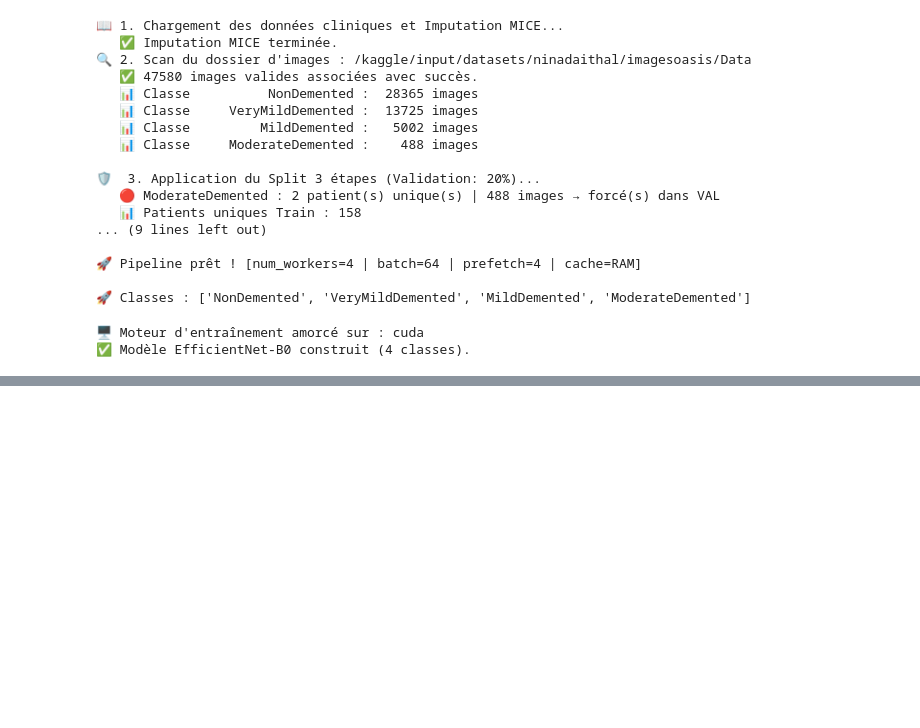
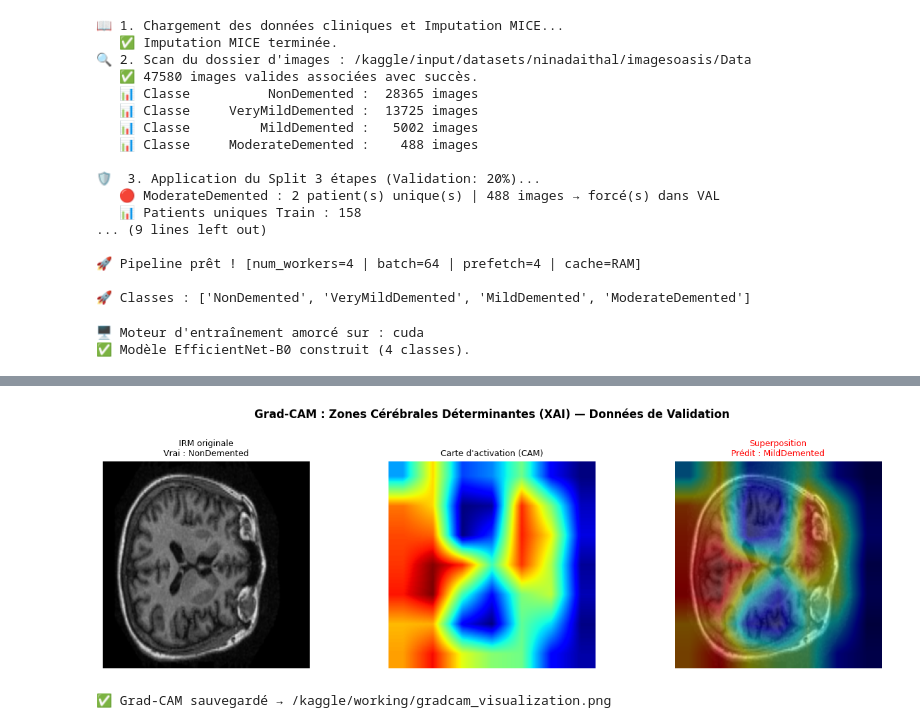
Before and after one commit to wekt2k04/NeuroSight_AI, a Jupyter notebook: notebooks/NeuroSight_Analysis.ipynb, the cells around one changed output, grey strips where cells are left out. Saved outputs shown, nothing was run; the diff lists cells and outputs as text; code cells hidden in the pictures; blank space fills up the shorter version.

Commit message:
Kaggle Notebook | NeuroSight_AI notebook | Version 18

```diff
--- a/notebooks/NeuroSight_Analysis.ipynb
+++ b/notebooks/NeuroSight_Analysis.ipynb
@@ -84,7 +86,8 @@ BATCH_SIZE  = 64
 train_loader, val_loader, classes = prepare_data(
     csv_path=CSV_PATH,
     images_dir=IMAGES_DIR,
-    batch_size=BATCH_SIZE
+    batch_size=BATCH_SIZE,
+    val_split=0.15
 )
 
 print(f"\n🚀 Classes : {classes}")
@@ -250,6 +253,17 @@ def train_model(model, train_loader, val_loader, num_epochs,
 # %% [output]
 🖥️ Moteur d'entraînement amorcé sur : cuda
 ✅ Modèle EfficientNet-B0 construit (4 classes).
+# %%
+# Diagnostic distribution val
+from collections import Counter
+val_labels_all = []
+for _, lbs in val_loader:
+    val_labels_all.extend(lbs.numpy())
+counts = Counter(val_labels_all)
+print("Distribution VAL :")
+for i, name in enumerate(classes):
+    print(f"  {name:<22s}: {counts.get(i, 0):>6d} images")
+print(f"\nTotal val : {sum(counts.values())}")
 # %%
 # ==========================================================
 # CELLULE 4 : ENTRAÎNEMENT — PHASE 1 (WARM-UP)
@@ -257,7 +271,7 @@ def train_model(model, train_loader, val_loader, num_epochs,
 # sans toucher au backbone EfficientNet pré-entraîné.
 # ==========================================================
 
-focal_alpha = torch.tensor([1.0, 3.0, 5.0, 10.0], device=device)
+focal_alpha = torch.tensor([1.0, 3.0, 5.0, 20.0], device=device)
 
 for param in model.features.parameters():
     param.requires_grad = False
@@ -476,7 +529,7 @@ def visualize_gradcam(model, val_loader, class_names, num_samples=4):
     Sélectionne 1 image par classe pour représentativité.
     """
     # Cible : Conv2d pur du dernier bloc MBConv d'EfficientNet-B0
-    target_layer = model.features[-1][0][0]
+    target_layer = model.features[-1][0]
     gradcam = GradCAM(model, target_layer)
 
     mean = np.array([0.485, 0.456, 0.406])
@@ -512,33 +565,36 @@ def visualize_gradcam(model, val_loader, class_names, num_samples=4):
         cam_224  = cv2.resize(cam, (224, 224))
         heatmap  = cv2.applyColorMap((cam_224 * 255).astype(np.uint8), cv2.COLORMAP_JET)
         hmap_rgb = cv2.cvtColor(heatmap, cv2.COLOR_BGR2RGB)
         overlay  = cv2.addWeighted(img_u8, 0.55, hmap_rgb, 0.45, 0)
 
         true_lbl = class_names[labels[idx].item()]
         pred_lbl = class_names[pred_idx]
         color    = 'green' if pred_idx == labels[idx].item() else 'red'
 
         axes[row][0].imshow(img_np)
         axes[row][0].set_title(f"IRM originale\nVrai : {true_lbl}", fontsize=9)
         axes[row][1].imshow(cam_224, cmap='jet')
         axes[row][1].set_title("Carte d'activation (CAM)", fontsize=9)
         axes[row][2].imshow(overlay)
         axes[row][2].set_title(f"Superposition\nPrédit : {pred_lbl}",
                                 fontsize=9, color=color)
         for ax in axes[row]:
             ax.axis('off')
 
     gradcam.remove_hooks()   # libère les hooks
 
     plt.suptitle("Grad-CAM : Zones Cérébrales Déterminantes (XAI) — Données de Validation",
                  fontsize=12, fontweight='bold', y=1.01)
     plt.tight_layout()
     plt.savefig('/kaggle/working/gradcam_visualization.png', dpi=150, bbox_inches='tight')
     plt.show()
     print("✅ Grad-CAM sauvegardé → /kaggle/working/gradcam_visualization.png")
 
 
 visualize_gradcam(model, val_loader, classes, num_samples=4)
+# %% [output]
+[figure, added]
+✅ Grad-CAM sauvegardé → /kaggle/working/gradcam_visualization.png
 # %%
 # ==========================================================
 # CELLULE 8 : SAUVEGARDE .PTH + EXPORT ONNX
```
Also changed, not shown: parts of 4 cells of this notebook.
